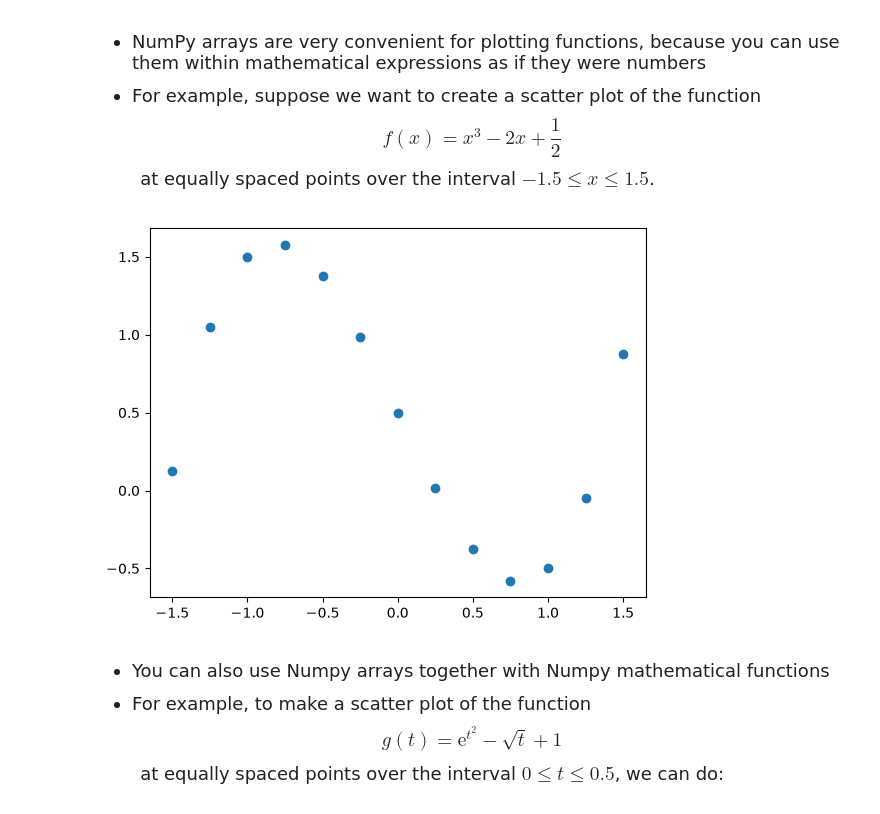
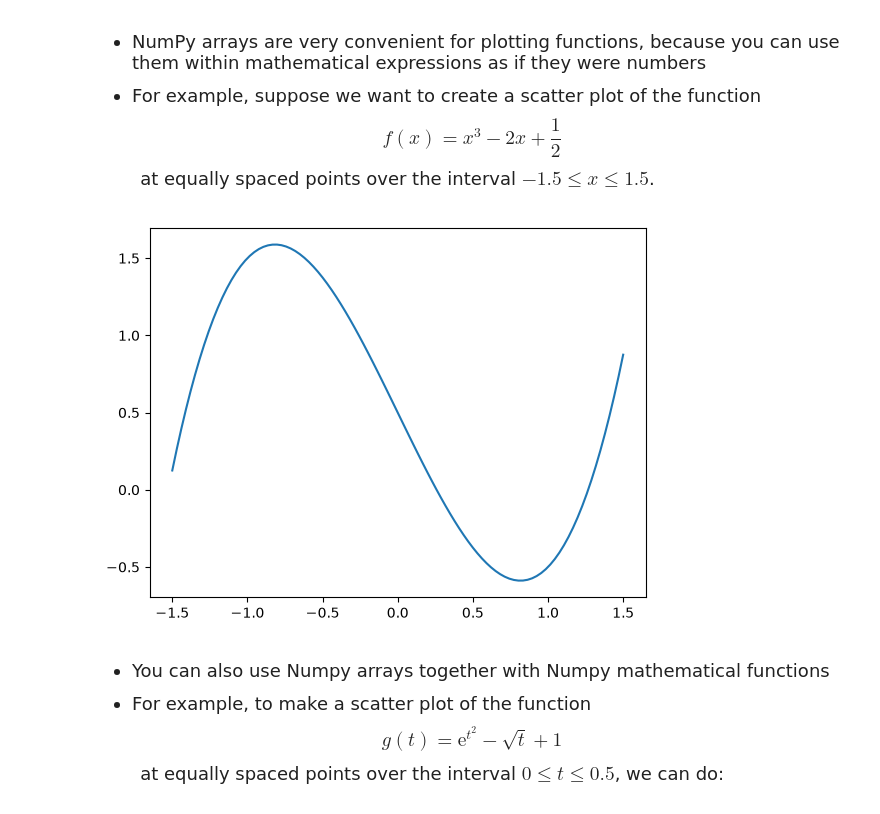
Before and after one commit to jndou08/datasci185fall2026, a Jupyter notebook: Lecture_05_Libraries_and_Specialized_Functions/Lecture5.ipynb, the cells around one changed output. Drawn from its saved outputs; the diff is of its cells as text; code cells hidden in the pictures.

```diff
--- a/Lecture_05_Libraries_and_Specialized_Functions/Lecture5.ipynb
+++ b/Lecture_05_Libraries_and_Specialized_Functions/Lecture5.ipynb
@@ -554,19 +552,20 @@ $$ f(x) = x^3 - 2x + \frac{1}{2} $$
 # %%
 # Create list of equally spaced points from -1.5 to 1.5
 # We'll choose points 0.25 apart
 x_vals = [-1.5, -1.25, -1, -0.75, -0.5, -0.25, 0, 0.25, 0.5, 0.75, 1, 1.25, 1.5]
+x_vals = np.linspace(-1.5, 1.5, 100)
 
 # Convert to numpy array
 x_vals = np.array(x_vals)
 
 # Create new numpy array with the function evaluated at the same points
 y_vals = x_vals**3 - 2*x_vals + 0.5
 
 # Use plt.scatter to create scatter plot
-plt.scatter(x = x_vals, y = y_vals)
+plt.plot(x_vals, y_vals)
 plt.show()
 # %% [output]
-[figure, old version]
+[figure, new version]
 # %% [markdown]
 <font size = "4">
 
```
Also changed, not shown: parts of 14 cells of this notebook, 4 other files.
